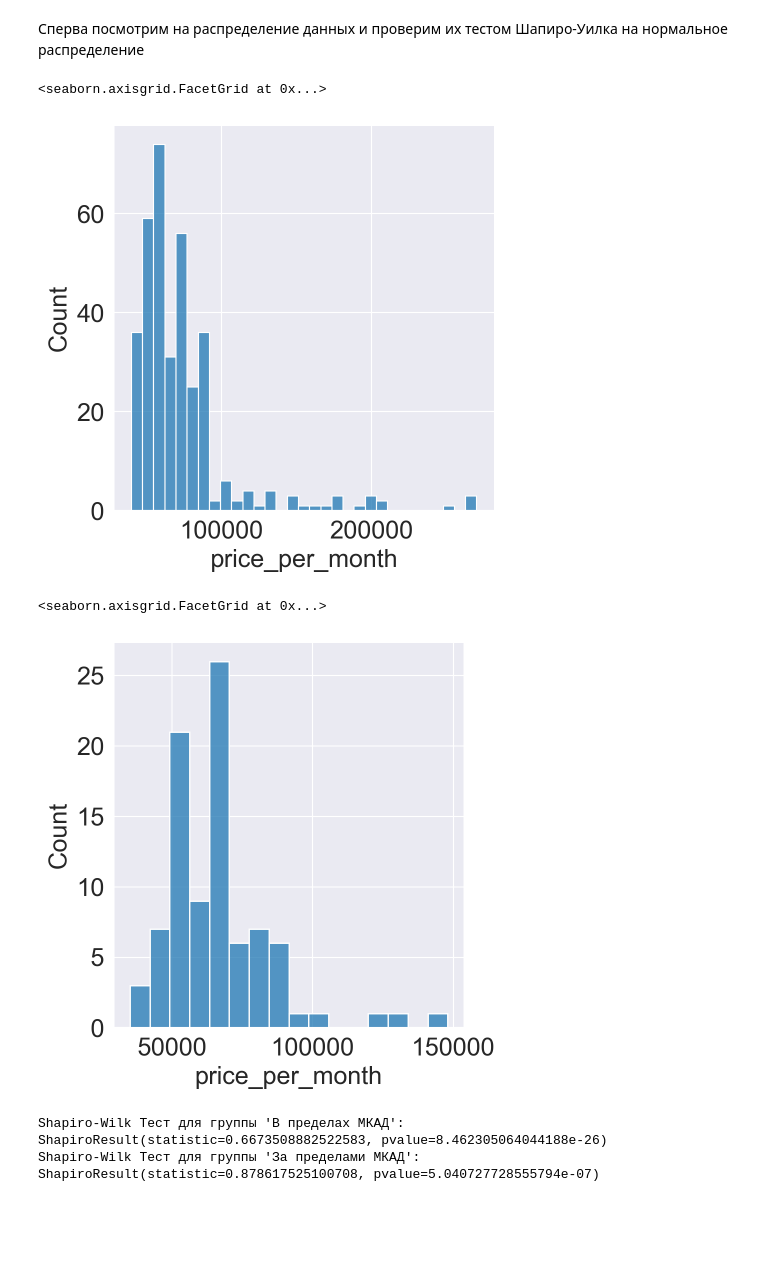
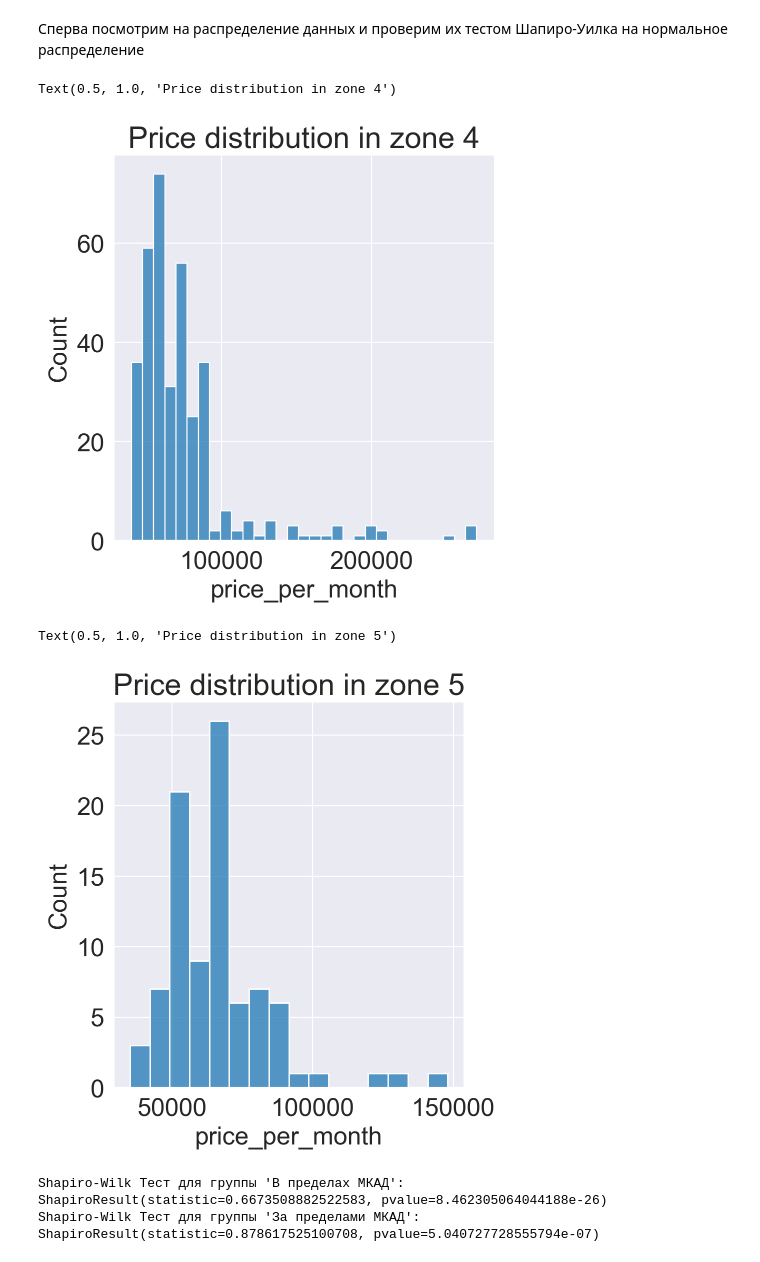
Before and after one commit to sofsama/sofsama, a Jupyter notebook: analysis.ipynb, the cells around one changed output. Cells and saved outputs as stored; diff of their text form; code cells hidden in the pictures; blank space fills up the shorter version.

```diff
--- a/analysis.ipynb
+++ b/analysis.ipynb
@@ -797,14 +796,16 @@ df.groupby('metro_zone')['price_per_month'].agg(['mean', 'median'])
 Сперва посмотрим на распределение данных и проверим их тестом Шапиро-Уилка на нормальное распределение
 # %%
 sns.displot(df[df['metro_zone'] == ZONE4]['price_per_month'])
+plt.title("Price distribution in zone 4")
 # %% [output]
-<seaborn.axisgrid.FacetGrid at 0x...>
+Text(0.5, 1.0, 'Price distribution in zone 4')
-[figure, old version]
+[figure, new version]
 # %%
 sns.displot(df[df['metro_zone'] == ZONE5]['price_per_month'])
+plt.title("Price distribution in zone 5")
 # %% [output]
-<seaborn.axisgrid.FacetGrid at 0x...>
+Text(0.5, 1.0, 'Price distribution in zone 5')
-[figure, old version]
+[figure, new version]
 # %%
 shapiro_zone_4 = stats.shapiro(df[df['metro_zone'] == ZONE4]['price_per_month'])
 shapiro_zone_5 = stats.shapiro(df[df['metro_zone'] == ZONE5]['price_per_month'])
```
Also changed, not shown: parts of 13 cells of this notebook, 3 other files.
